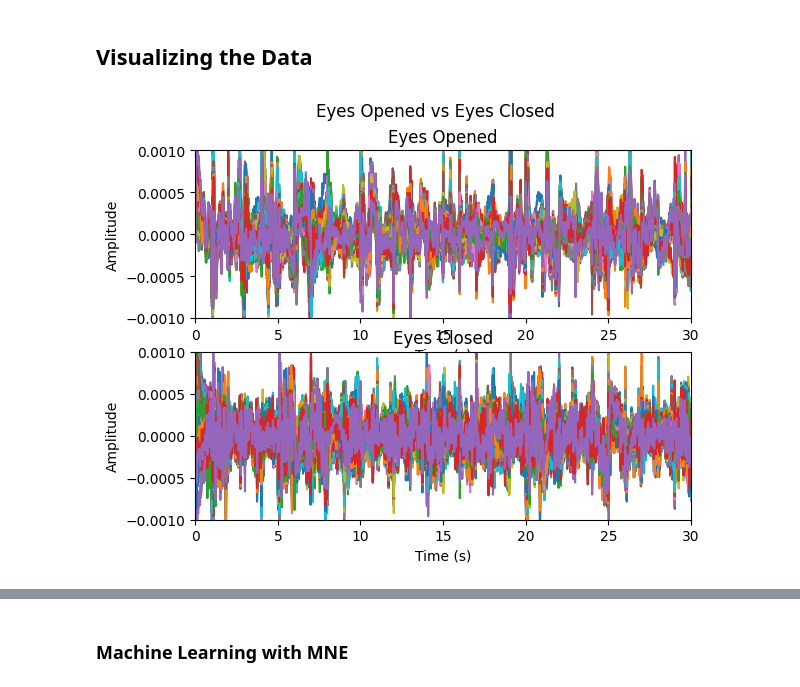
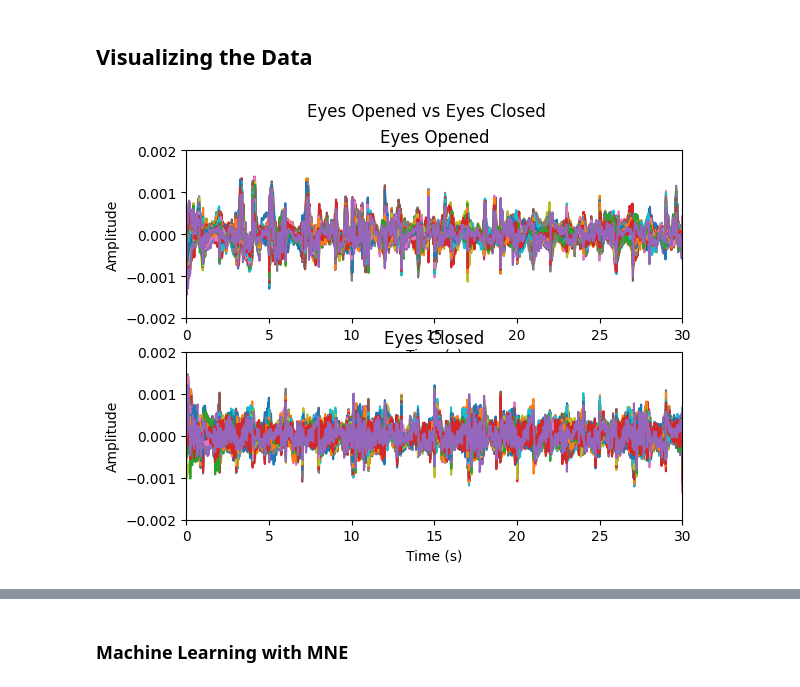
Before and after one commit to JoshParkSJ/eeg-wgan, a Jupyter notebook: experiments/workflow-generated-data.ipynb, the cells around one changed output, grey strips where cells are left out. Cells and saved outputs as stored; diff of their text form; code cells hidden in the pictures.

```diff
--- a/experiments/workflow-generated-data.ipynb
+++ b/experiments/workflow-generated-data.ipynb
@@ -43,11 +43,11 @@ def save_numpy_array_to_edf(array_data, fileName):
 
     f.close()
 
-generated_closed = np.load("../data/generated/64ch-wgan-cloesd-k3-generated3.npy")
-generated_open = np.load("../data/generated/64ch-wgan-open-k3-generated3.npy")
+generated_closed = np.load("../data/generated/64ch-wgan-cloesd-k3-generated1.npy")
+generated_open = np.load("../data/generated/64ch-wgan-open-k3-generated1.npy")
 
-GENERATED_EYES_OPEN = '../data/generated/64ch-wgan-open-k3-generated3.edf'
-GENERATED_EYES_CLOSED = '../data/generated/64ch-wgan-cloesd-k3-generated3.edf'
+GENERATED_EYES_OPEN = '../data/generated/64ch-wgan-open-k3-generated1.edf'
+GENERATED_EYES_CLOSED = '../data/generated/64ch-wgan-cloesd-k3-generated1.edf'
 
 save_numpy_array_to_edf(generated_closed, GENERATED_EYES_CLOSED)
 save_numpy_array_to_edf(generated_open, GENERATED_EYES_OPEN)
@@ -184,36 +190,36 @@ def double_plot(file1, file2):
     data2 = ica.apply(data2, verbose=False)
 
 
     good_channels1 = data1.info['ch_names']
     good_channels2 = data2.info['ch_names']
 
     eeg_data1 = data1.get_data(picks=good_channels1)
     eeg_data2 = data2.get_data(picks=good_channels2)
 
     time = data1.times
 
     ax1.plot(time, eeg_data1[0])
     ax1.set_title('Eyes Opened')
     ax1.set_xlabel('Time (s)')
     ax1.set_ylabel('Amplitude')
     for ch_idx in range(eeg_data1.shape[0]):
         ax1.plot(time, eeg_data1[ch_idx], label=f'Channel {ch_idx + 1}')
     ax1.set_xlim(0, 30)
-    ax1.set_ylim(-0.001, 0.001)
+    ax1.set_ylim(-0.002, 0.002)
 
     ax2.plot(time, eeg_data2[0])
     ax2.set_title('Eyes Closed')
     ax2.set_xlabel('Time (s)')
     ax2.set_ylabel('Amplitude')
     for ch_idx in range(eeg_data2.shape[0]):
         ax2.plot(time, eeg_data2[ch_idx], label=f'Channel {ch_idx + 1}')
     ax2.set_xlim(0, 30)
-    ax2.set_ylim(-0.001, 0.001)
+    ax2.set_ylim(-0.002, 0.002)
     return plt.show()
 
 double_plot(GENERATED_EYES_OPEN, GENERATED_EYES_CLOSED)
 # %% [output]
-[figure, old version]
+[figure, new version]
 # %%
 
 def compute_psd(data, fs, nperseg=256, noverlap=None):
```
Also changed, not shown: parts of 3 cells of this notebook, 6 other files.
